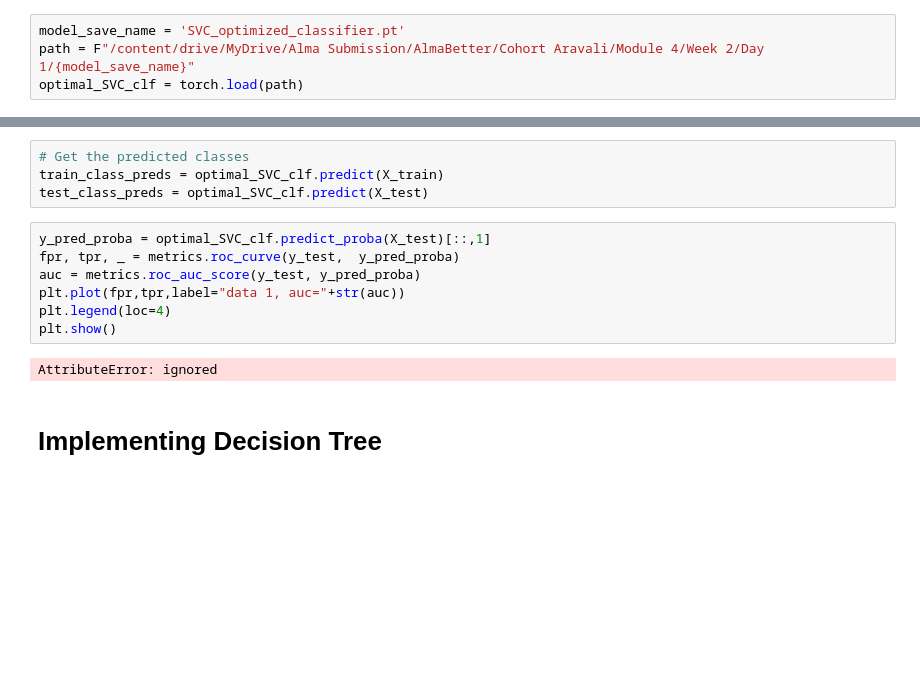
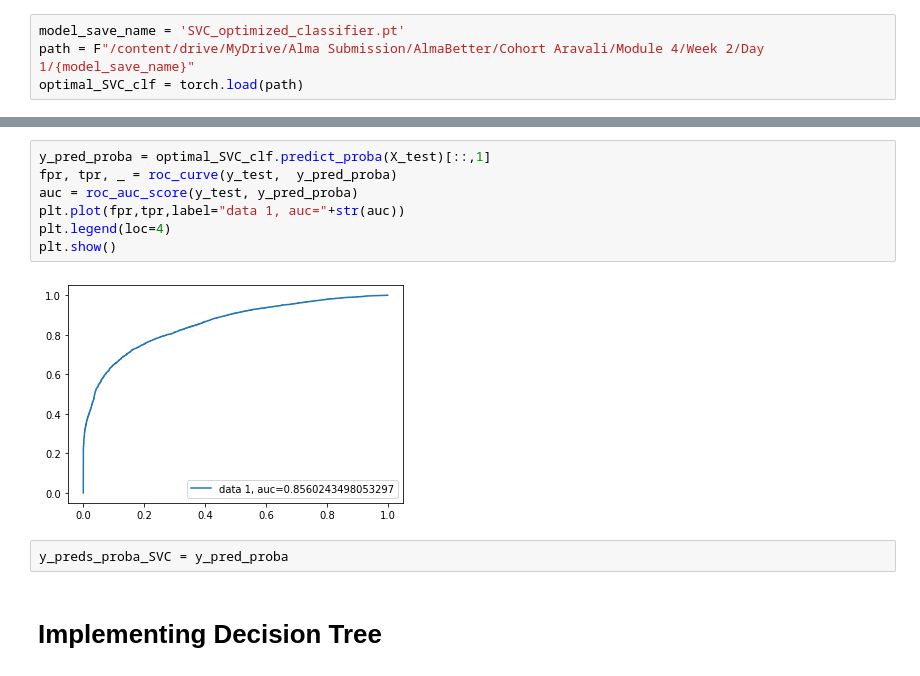
Before and after one commit to rohan-dot/Credit-Card-Defaulter, a Jupyter notebook: Rohan_Datta_Purkaystha_Team_3_Credit_Card_Default_Prediction_Capstone_Project.ipynb, the cells around one changed output, grey strips where cells are left out. Drawn from its saved outputs; the diff is of its cells as text; blank space fills up the shorter version.

```diff
--- a/Rohan_Datta_Purkaystha_Team_3_Credit_Card_Default_Prediction_Capstone_Project.ipynb
+++ b/Rohan_Datta_Purkaystha_Team_3_Credit_Card_Default_Prediction_Capstone_Project.ipynb
@@ -695,16 +744,14 @@ SVC(C=10, break_ties=False, cache_size=200, class_weight=None, coef0=0.0,
-# %%
-# Get the predicted classes
-train_class_preds = optimal_SVC_clf.predict(X_train)
-test_class_preds = optimal_SVC_clf.predict(X_test)
 # %%
 y_pred_proba = optimal_SVC_clf.predict_proba(X_test)[::,1]
-fpr, tpr, _ = metrics.roc_curve(y_test,  y_pred_proba)
-auc = metrics.roc_auc_score(y_test, y_pred_proba)
+fpr, tpr, _ = roc_curve(y_test,  y_pred_proba)
+auc = roc_auc_score(y_test, y_pred_proba)
 plt.plot(fpr,tpr,label="data 1, auc="+str(auc))
 plt.legend(loc=4)
 plt.show()
 # %% [output]
-AttributeError: ignored
+[figure, added]
+# %%
+y_preds_proba_SVC = y_pred_proba
 # %% [markdown]
 # Implementing Decision Tree
 # %%
```
Also changed, not shown: parts of 22 cells of this notebook.
